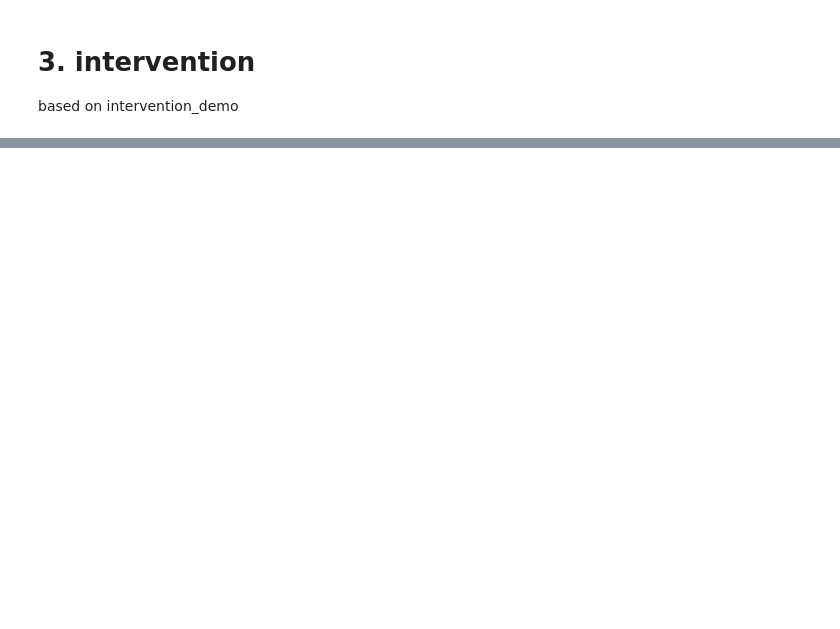
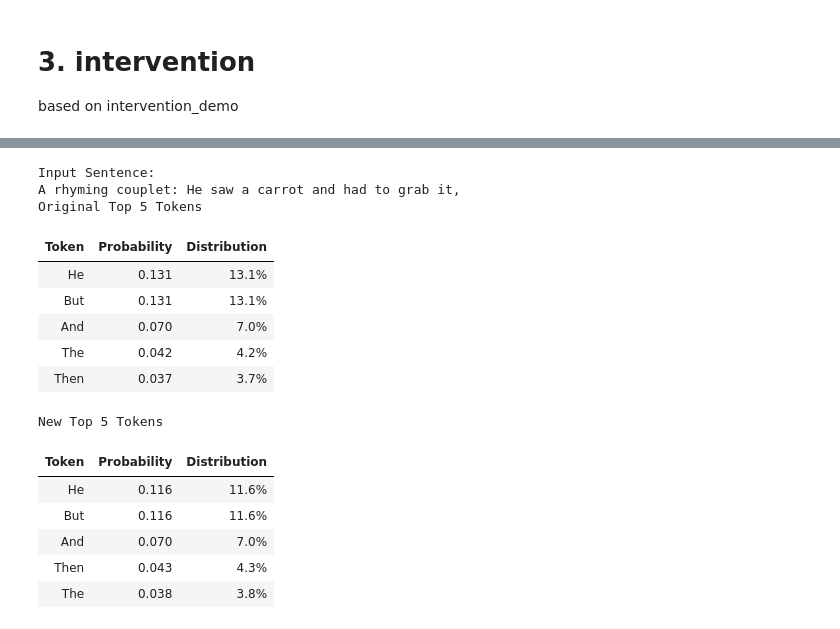
Before and after one commit to sirichada/circuit-tracer, a Jupyter notebook: demos/poetry_demo_qwen3_4b.ipynb, the cells around one changed output, grey strips where cells are left out. Saved outputs shown, nothing was run; the diff lists cells and outputs as text; code cells hidden in the pictures; blank space fills up the shorter version.

```diff
--- a/demos/poetry_demo_qwen3_4b.ipynb
+++ b/demos/poetry_demo_qwen3_4b.ipynb
@@ -330,0 +549,28 @@ display_generations_comparison(s, pre, post)
+# %%
+intervention_tuples = []
+for layer, feat in [(4, 144104), (5, 81584), (15, 17068), (17, 96218), (18, 142989)]:
+    for pos in range(-10, 0):  # suppress at last 10 positions
+        intervention_tuples.append((layer, pos, feat, 0.0))
+
+with torch.no_grad():
+    original_logits, _ = model.feature_intervention(s, [])
+    new_logits, _ = model.feature_intervention(s, intervention_tuples)
+
+display_topk_token_predictions(s, original_logits, new_logits)
+# %% [output]
+Input Sentence:
+A rhyming couplet: He saw a carrot and had to grab it,
+Original Top 5 Tokens
+| Token | Probability | Distribution |
+| He | 0.131 | 13.1% |
+| But | 0.131 | 13.1% |
+| And | 0.070 | 7.0% |
+| The | 0.042 | 4.2% |
+| Then | 0.037 | 3.7% |
+New Top 5 Tokens
+| Token | Probability | Distribution |
+| He | 0.116 | 11.6% |
+| But | 0.116 | 11.6% |
+| And | 0.070 | 7.0% |
+| Then | 0.043 | 4.3% |
+| The | 0.038 | 3.8% |
```
Also changed, not shown: parts of 24 cells of this notebook, 2 other files.
